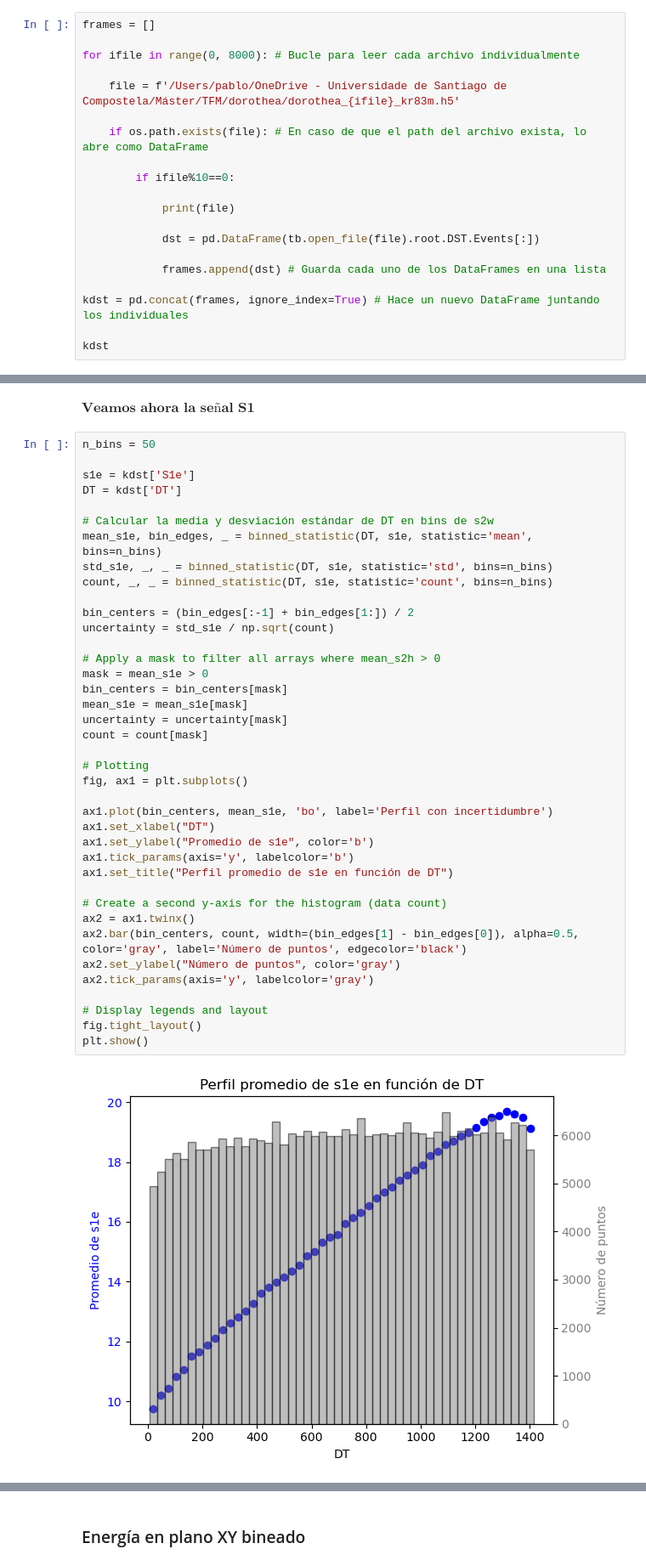
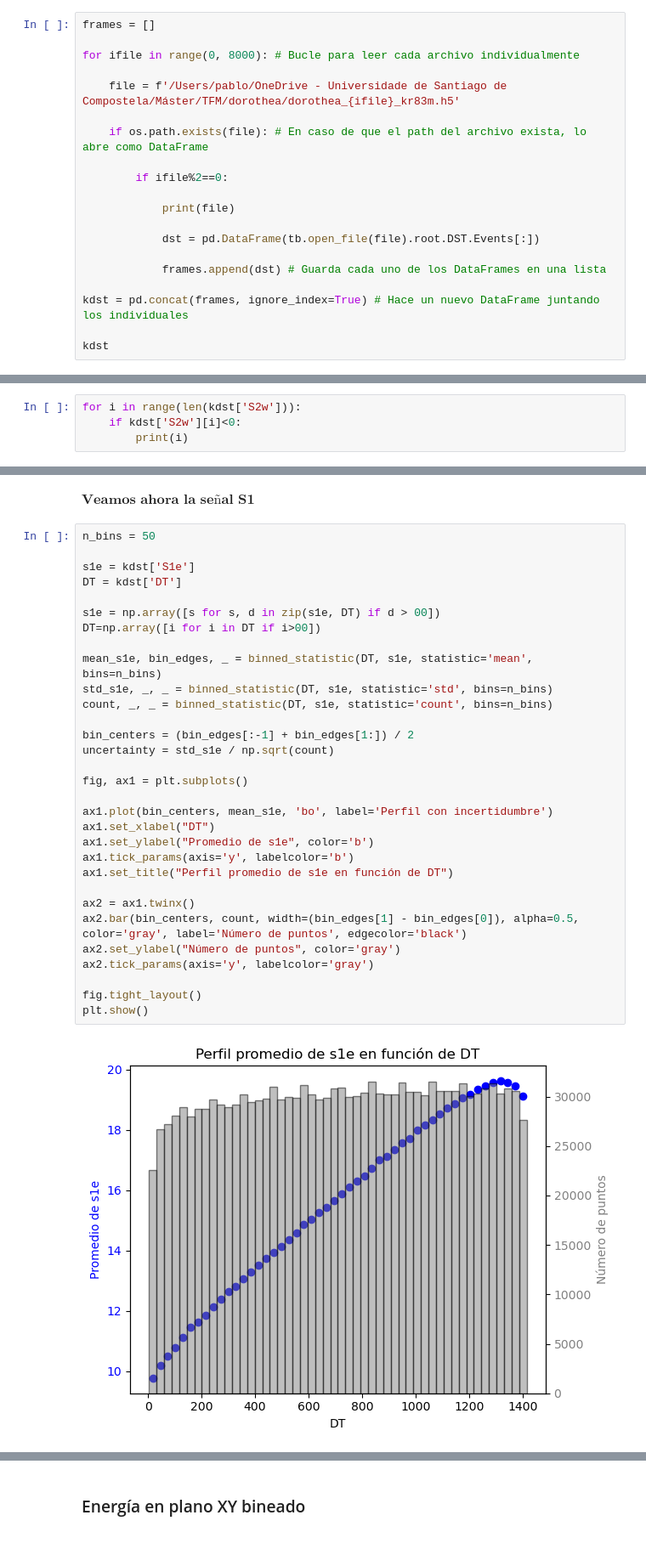
Before and after one commit to pablovzqz/TFM_pablo_vazquez, a Jupyter notebook: TFM Perfiles señales S1 S2, distribución parámetros y Energía en xy bineada.ipynb, the cells around one changed output, grey strips where cells are left out. Shown at 85% size. Cells and saved outputs as stored; diff of their text form.

```diff
--- a/TFM Perfiles señales S1 S2, distribución parámetros y Energía en xy bineada.ipynb
+++ b/TFM Perfiles señales S1 S2, distribución parámetros y Energía en xy bineada.ipynb
@@ -19,7 +19,7 @@ for ifile in range(0, 8000): # Bucle para leer cada archivo individualmente
 
     if os.path.exists(file): # En caso de que el path del archivo exista, lo abre como DataFrame
 
-        if ifile%10==0:
+        if ifile%2==0:
 
             print(file)
 
@@ -64,3 +64,7 @@ kdst
+# %%
+for i in range(len(kdst['S2w'])):
+    if kdst['S2w'][i]<0:
+        print(i)
 # %% [markdown]
 ## PROFILE DE LOS DATOS
 # %% [markdown]
@@ -278,41 +276,33 @@ $\textbf{Veamos ahora la señal S1}$
 # %%
 n_bins = 50
 
 s1e = kdst['S1e']
 DT = kdst['DT']
 
-# Calcular la media y desviación estándar de DT en bins de s2w
+s1e = np.array([s for s, d in zip(s1e, DT) if d > 00])
+DT=np.array([i for i in DT if i>00])
+
 mean_s1e, bin_edges, _ = binned_statistic(DT, s1e, statistic='mean', bins=n_bins)
 std_s1e, _, _ = binned_statistic(DT, s1e, statistic='std', bins=n_bins)
 count, _, _ = binned_statistic(DT, s1e, statistic='count', bins=n_bins)
 
 bin_centers = (bin_edges[:-1] + bin_edges[1:]) / 2
 uncertainty = std_s1e / np.sqrt(count)
 
-# Apply a mask to filter all arrays where mean_s2h > 0
-mask = mean_s1e > 0
-bin_centers = bin_centers[mask]
-mean_s1e = mean_s1e[mask]
-uncertainty = uncertainty[mask]
-count = count[mask]
-
-# Plotting
 fig, ax1 = plt.subplots()
 
 ax1.plot(bin_centers, mean_s1e, 'bo', label='Perfil con incertidumbre')
 ax1.set_xlabel("DT")
 ax1.set_ylabel("Promedio de s1e", color='b')
 ax1.tick_params(axis='y', labelcolor='b')
 ax1.set_title("Perfil promedio de s1e en función de DT")
 
-# Create a second y-axis for the histogram (data count)
 ax2 = ax1.twinx()
 ax2.bar(bin_centers, count, width=(bin_edges[1] - bin_edges[0]), alpha=0.5, color='gray', label='Número de puntos', edgecolor='black')
 ax2.set_ylabel("Número de puntos", color='gray')
 ax2.tick_params(axis='y', labelcolor='gray')
 
-# Display legends and layout
 fig.tight_layout()
 plt.show()
 # %% [output]
-[figure, old version]
+[figure, new version]
```
Also changed, not shown: parts of 17 cells of this notebook.
